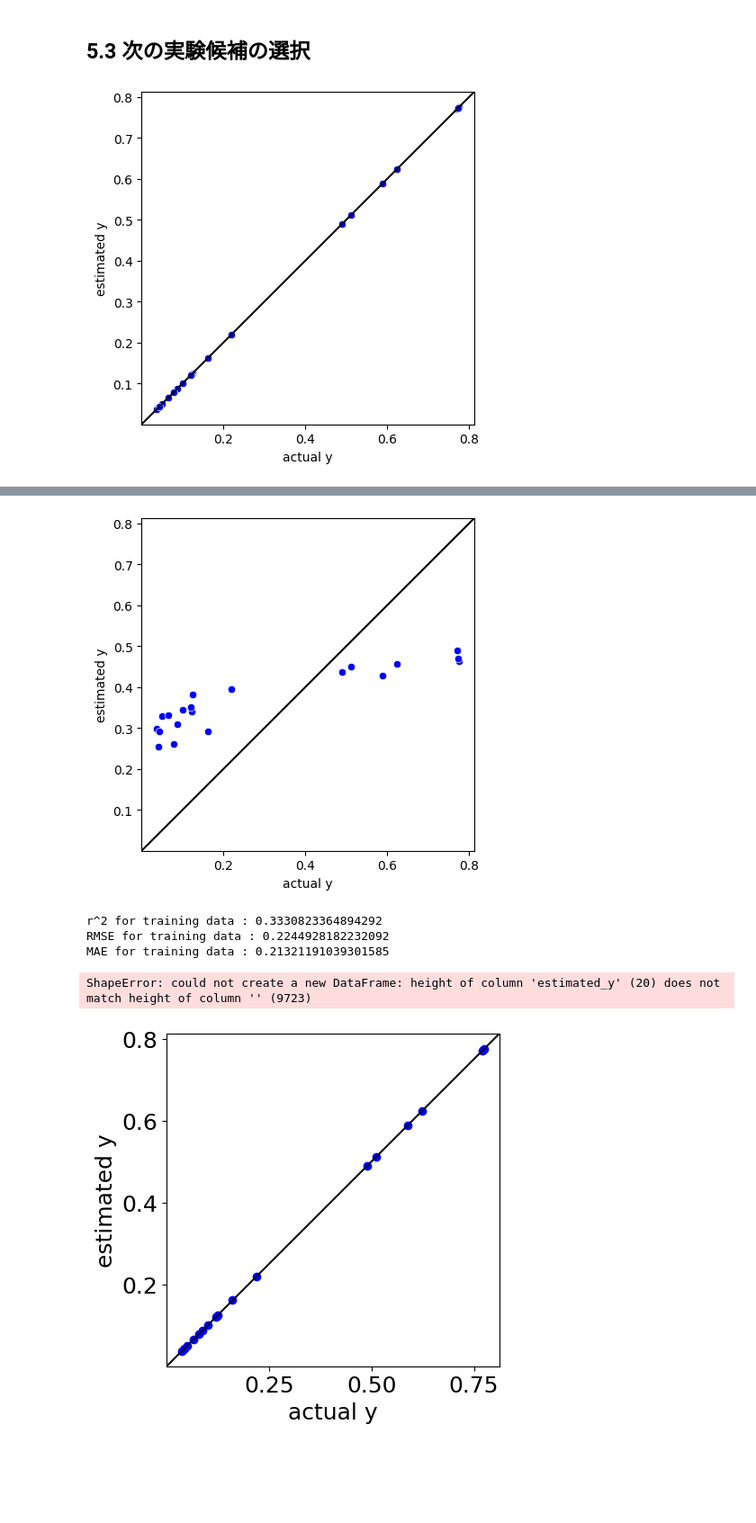
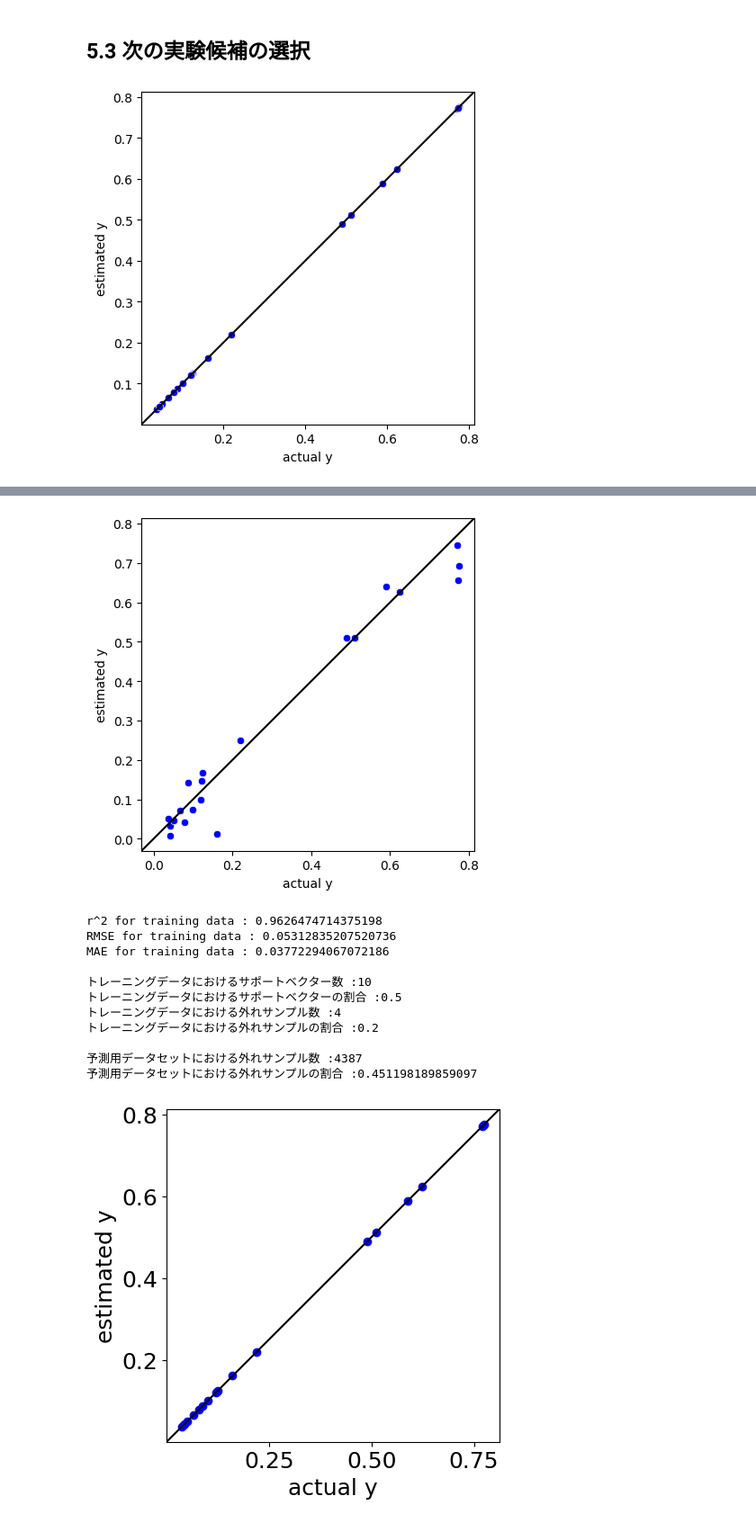
Before and after one commit to sato1214syun/python_doe_kspub, a Jupyter notebook: script/chap5.ipynb, the cells around one changed output, grey strips where cells are left out. Shown at 90% size. Cells and saved outputs as stored; diff of their text form; code cells hidden in the pictures; blank space fills up the shorter version.

```diff
--- a/script/chap5.ipynb
+++ b/script/chap5.ipynb
@@ -230,7 +228,7 @@ if regression_method == "ols_nonlinear":
 
 # 標準偏差が 0 の特徴量の削除
 x_train = delete_zero_std_columns(x_train)
-x_pred = x_pred.select(x_train)
+x_pred = x_pred.select(x_train.columns)
 
 # オートスケーリング
 autoscaled_y_train = autoscaling(y_train)
@@ -292,7 +290,7 @@ elif regression_method == "gpr_one_kernel":
     # カーネル 11 種類
     kernels = generate_kernels(x_train)
     selected_kernel = kernels[kernel_number]
-    model = GaussianProcessRegressor(alpha=0, kernel=selected_kernel)
+    model = GaussianProcessRegressor(alpha=0, kernel=selected_kernel, random_state=99)
 
 elif regression_method == "gpr_kernels":
     # カーネル 11 種類
@@ -318,7 +316,9 @@ elif regression_method == "gpr_kernels":
     print("クロスバリデーションで選択されたカーネル関数 :", optimal_kernel)
 
     # モデル構築
-    model = GaussianProcessRegressor(alpha=0, kernel=optimal_kernel)  # GPR モデルの宣言
+    model = GaussianProcessRegressor(
+        alpha=0, kernel=optimal_kernel, random_state=99
+    )  # GPR モデルの宣言
 
 model.fit(autoscaled_x_train, autoscaled_y_train)  # モデル構築
 
@@ -371,7 +371,7 @@ pl.DataFrame(
 # クロスバリデーションによる y の値の推定
 cv = KFold(n_splits=fold_number, random_state=9, shuffle=True)
 autoscaled_estimated_y_in_cv = pl.Series(
-    cross_val_predict(model, x_train, y_train, cv=cv)
+    cross_val_predict(model, autoscaled_x_train, autoscaled_y_train, cv=cv)
 )
 estimated_y_in_cv = rescaling(autoscaled_estimated_y_in_cv, y_train)
 
@@ -396,7 +396,7 @@ pl.DataFrame(
         "error_of_y(actual_y-estimated_y)": y_train - estimated_y_in_cv,
     }
 ).write_csv(
-    f"../output/estimated_y_in_cv_in_detail_{regression_method}.csv",
+    f"../output/05_03/estimated_y_in_cv_in_detail_{regression_method}.csv",
     quote_style="never",
 )
 
@@ -515,18 +515,18 @@ elif ad_method == "ocsvm":
 
 
 # AD外の予測値をマスク
-estimated_y_pred[~within_ad_flag_pred] = -1e10
+estimated_y_pred[~within_ad_flag_pred] = float("-inf")
 
 # 保存
-pl.DataFrame({"ad_index_prediction": ad_index_pred}).write_csv(
-    f"../output/ad_index_prediction_{ad_method}.csv"
+pl.DataFrame({"": index_pred, "ad_index_prediction": data_density_pred}).write_csv(
+    f"../output/05_03/ad_index_prediction_{ad_method}.csv", quote_style="never"
 )
-pl.DataFrame({"estimated_y": estimated_y_pred}).write_csv(
-    f"../output/estimated_y_prediction_considering_ad_{regression_method}_{ad_method}.csv"
+pl.DataFrame({"": index_pred, "estimated_y": estimated_y_pred}).write_csv(
+    f"../output/05_03/estimated_y_prediction_considering_ad_{regression_method}_{ad_method}.csv"
 )
 
 # 次のサンプル
-next_sample = x_pred.slice(estimated_y_pred.arg_max(), 1)
+next_sample = x_pred.insert_column(0, index_pred).slice(estimated_y_pred.arg_max(), 1)
 next_sample.write_csv(
     f"../output/05_03/next_sample_{regression_method}_{ad_method}.csv"
 )
@@ -538,8 +538,15 @@ MAE for training data : 1.701890976674829e-05
-[figure, old version]
+[figure, new version]
-r^2 for training data : 0.3330823364894292
-RMSE for training data : 0.2244928182232092
-MAE for training data : 0.21321191039301585
+r^2 for training data : 0.9626474714375198
+RMSE for training data : 0.05312835207520736
+MAE for training data : 0.03772294067072186
+
+トレーニングデータにおけるサポートベクター数 :10
+トレーニングデータにおけるサポートベクターの割合 :0.5
+トレーニングデータにおける外れサンプル数 :4
+トレーニングデータにおける外れサンプルの割合 :0.2
+
+予測用データセットにおける外れサンプル数 :4387
+予測用データセットにおける外れサンプルの割合 :0.451198189859097
-ShapeError: could not create a new DataFrame: height of column 'estimated_y' (20) does not match height of column '' (9723)
 # %%
 # 5.4 ベイズ最適化
 
```
Also changed, not shown: parts of 2 cells of this notebook, 27 other files.
